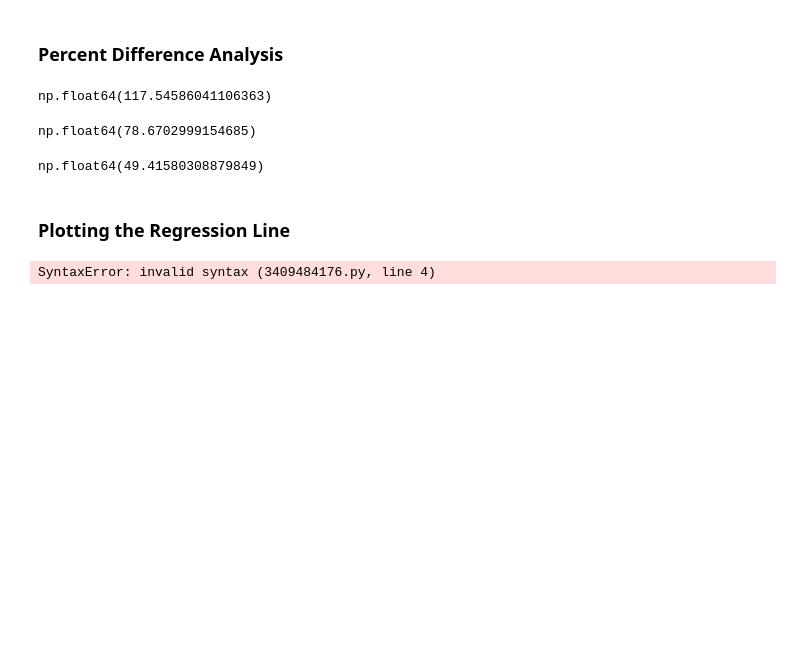
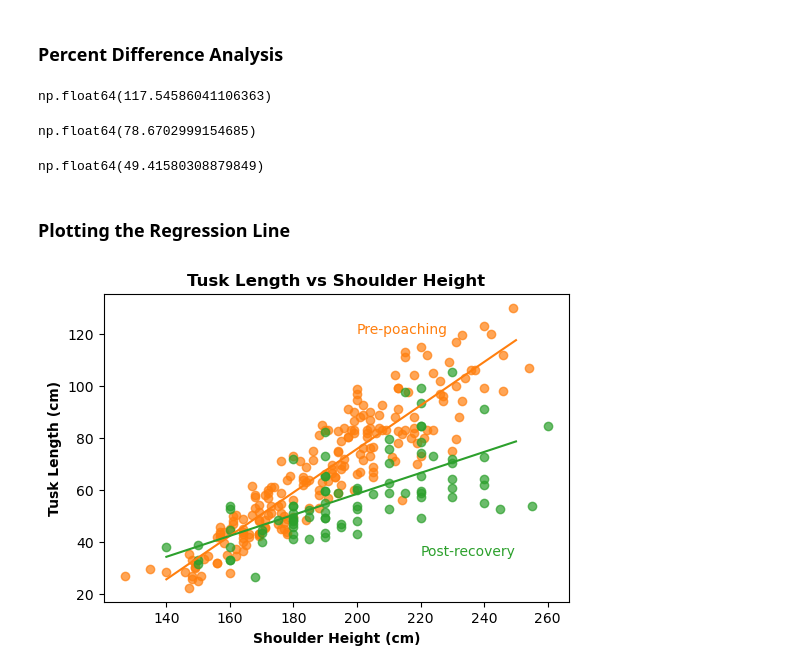
Before and after one commit to leiandrei/CISCO-Tusked-Elephants-Project, a Jupyter notebook: tusked-elephants-project.ipynb, the cells around one changed output. Saved outputs shown, nothing was run; the diff lists cells and outputs as text; code cells hidden in the pictures; blank space fills up the shorter version.

```diff
--- a/tusked-elephants-project.ipynb
+++ b/tusked-elephants-project.ipynb
@@ -269,8 +262,15 @@ np.float64(49.41580308879849)
 ### **Plotting the Regression Line**
 # %%
 plt.figure(figsize=(6, 4))
-plt.scatter(pre_poaching['shoulder_height'], pre_poaching['tusk_length'], alpha=0.7, color='C5')
-plt.scatter(post_recovery['shoulder_height'], post_recovery['tusk_length'], alpha=0.7, color='C7')\
-pre_poach.plot_model()
+plt.scatter(pre_poaching['shoulder_height'], pre_poaching['tusk_length'], alpha=0.7, color='C1')
+plt.scatter(post_recovery['shoulder_height'], post_recovery['tusk_length'], alpha=0.7, color='C2')
+pre_poach.plot_model(140, 250, 'C1')
+post_rec.plot_model(140, 250, 'C2')
+plt.title('Tusk Length vs Shoulder Height', fontweight='bold')
+plt.xlabel('Shoulder Height (cm)', fontweight='bold')
+plt.ylabel('Tusk Length (cm)', fontweight='bold')
+plt.text(200, 120, 'Pre-poaching', color='C1')
+plt.text(220, 35, 'Post-recovery', color='C2')
+plt.show()
 # %% [output]
-SyntaxError: invalid syntax (3409484176.py, line 4)
+[figure, added]
```
Also changed, not shown: parts of 1 cell of this notebook.
